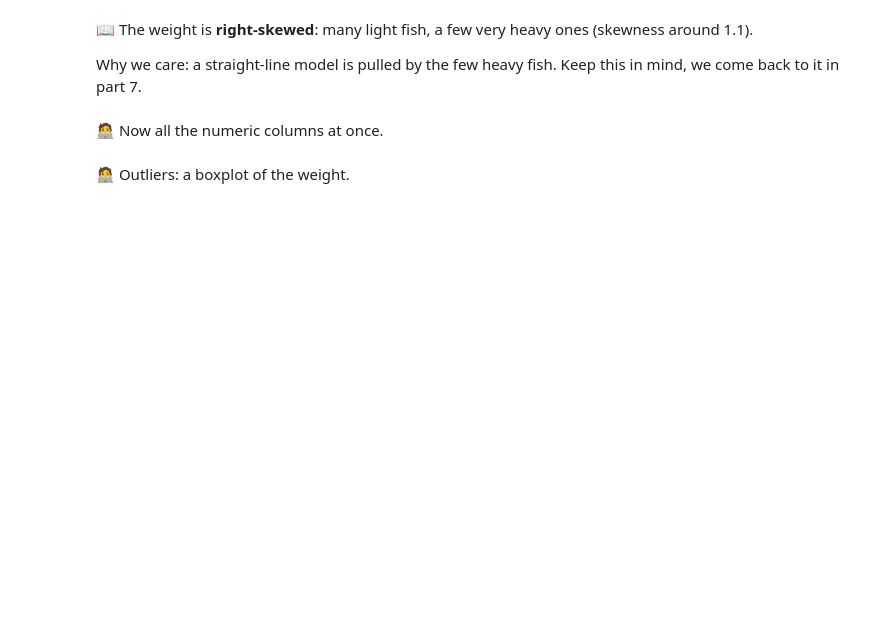
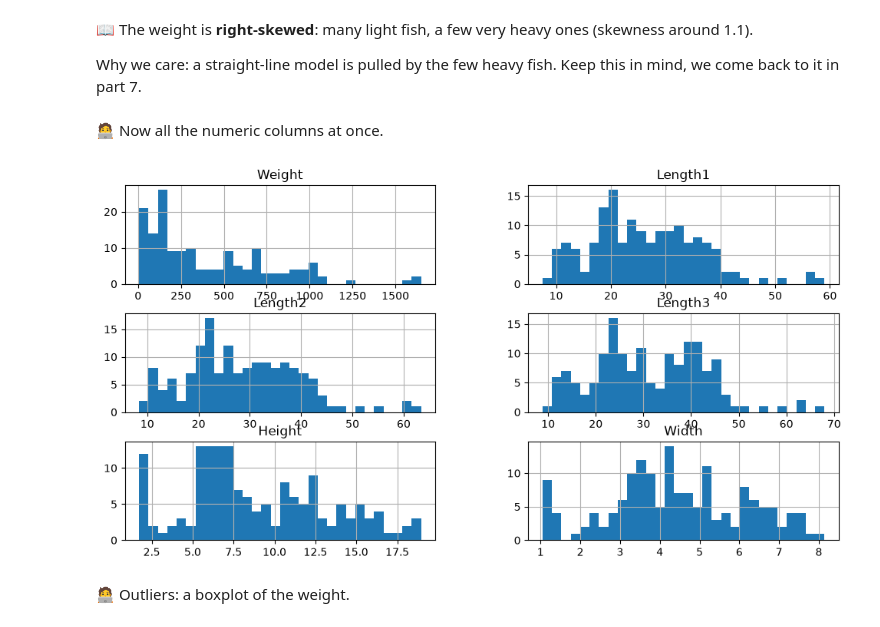
Before and after one commit to Andreoliveira85/DSML-IH-cohort-october26, a Jupyter notebook: week_06/W06_D2_regression_and_regularisation_fish_live.ipynb, the cells around one changed output. Cells and saved outputs as stored; diff of their text form; code cells hidden in the pictures; blank space fills up the shorter version.

```diff
--- a/week_06/W06_D2_regression_and_regularisation_fish_live.ipynb
+++ b/week_06/W06_D2_regression_and_regularisation_fish_live.ipynb
@@ -101,6 +186,15 @@ Why we care: a straight-line model is pulled by the few heavy fish. Keep this in
 🧑‍💻 Now all the numeric columns at once.
 # %%
 ## list of numeric columns, then df[numeric_columns].hist(...)
+df.columns
+
+numerical_columns = ['Weight', 'Length1', 'Length2', 'Length3', 'Height',
+       'Width']
+
+df[numerical_columns].hist(figsize =(12,6), bins= 30)
+plt.show()
+# %% [output]
+[figure, added]
 # %% [markdown]
 🧑‍💻 Outliers: a boxplot of the weight.
 # %%
```
Also changed, not shown: parts of 56 cells of this notebook, 2 other files.
